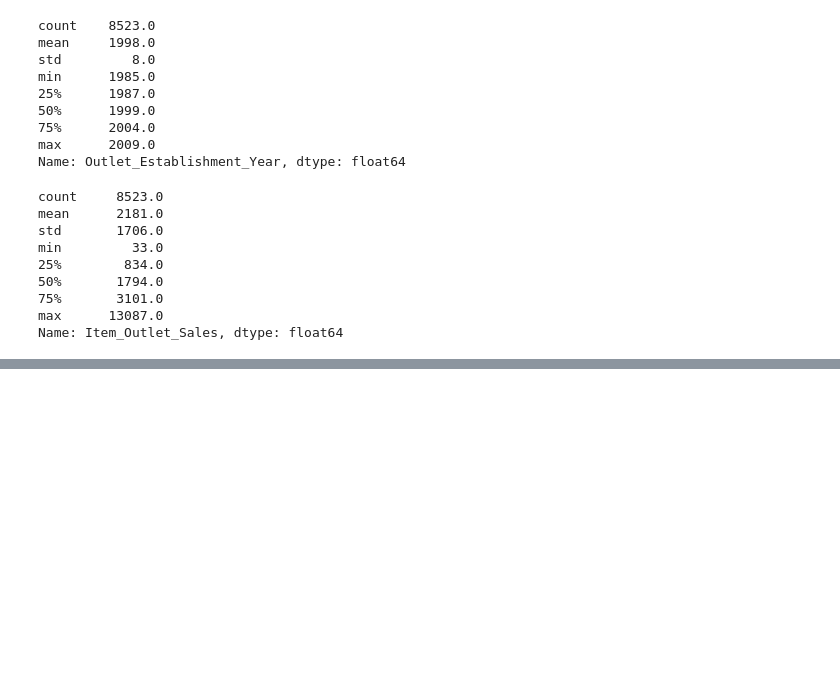
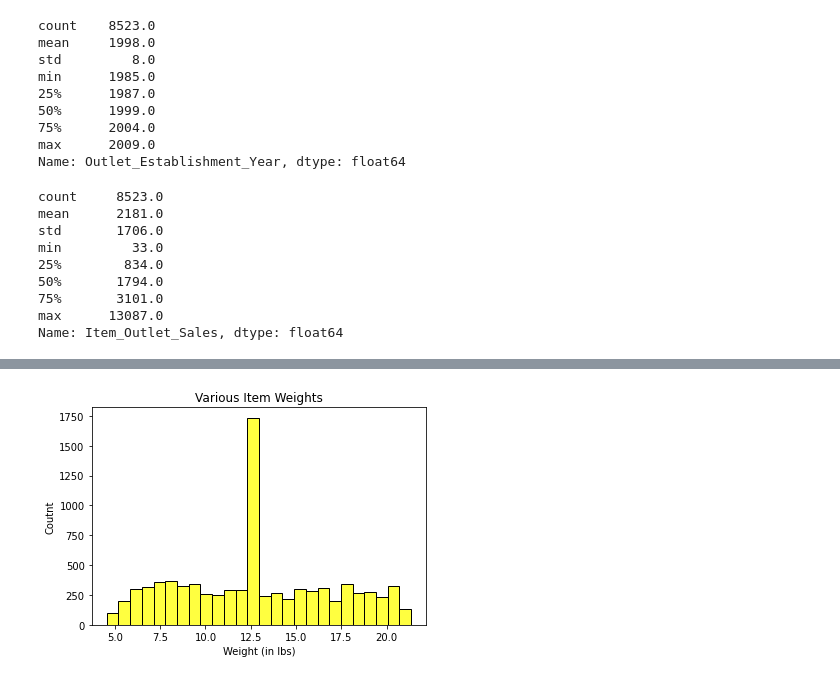
Before and after one commit to norgel/food-sales-predictions, a Jupyter notebook: food_sales_predictions.ipynb, the cells around one changed output, grey strips where cells are left out. Cells and saved outputs as stored; diff of their text form; code cells hidden in the pictures; blank space fills up the shorter version.

```diff
--- a/food_sales_predictions.ipynb
+++ b/food_sales_predictions.ipynb
@@ -275,0 +301,7 @@ Name: Item_Outlet_Sales, dtype: float64
+# %%
+sns.histplot(df['Item_Weight'], label = 'Sales', color = 'yellow');
+plt.xlabel('Weight (in lbs)')
+plt.ylabel('Coutnt')
+plt.title('Various Item Weights');
+# %% [output]
+[figure, added]
```
Also changed, not shown: parts of 11 cells of this notebook.
